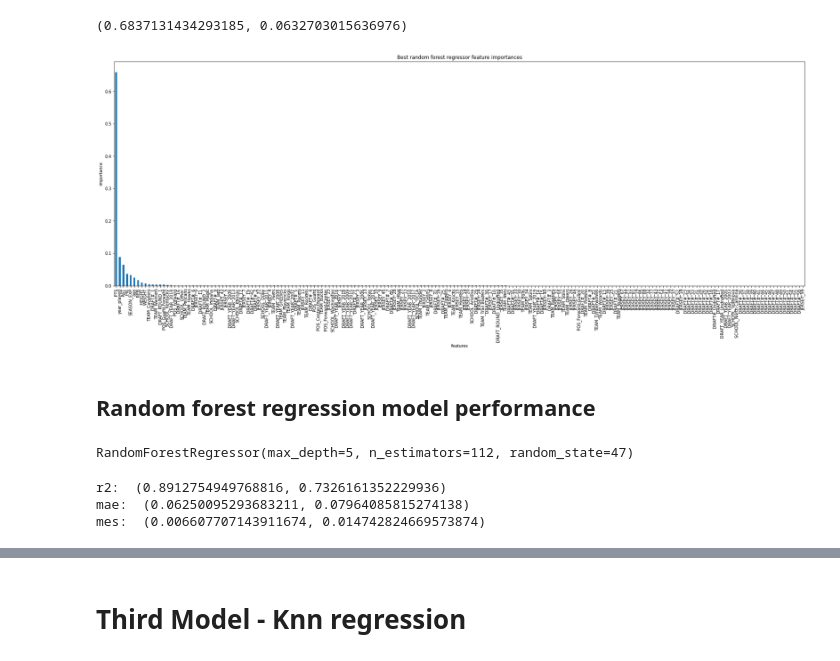
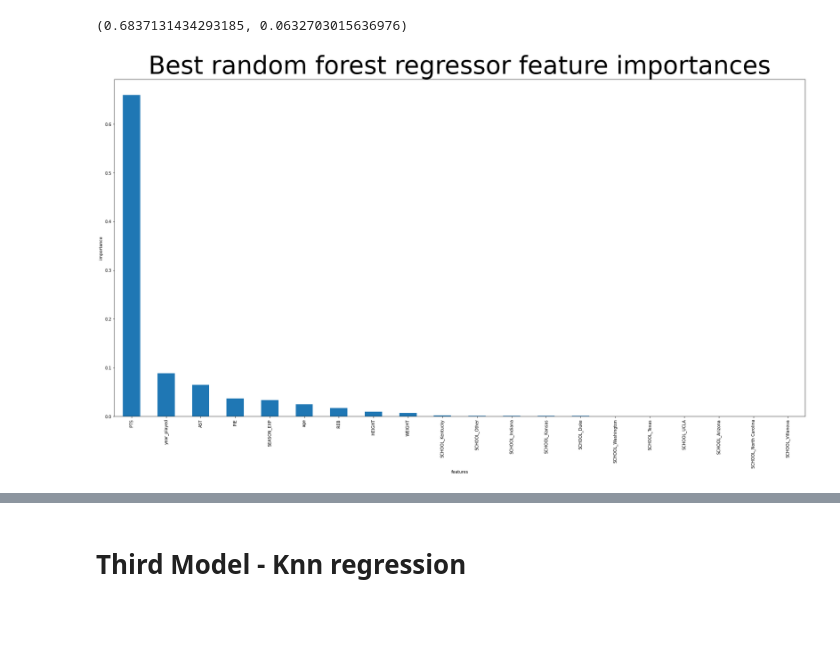
Before and after one commit to jinshuochen/Spring-Board-Capstone-Two, a Jupyter notebook: nba_player_salary/notebooks/05-Modeling.ipynb, the cells around one changed output, grey strips where cells are left out. Cells and saved outputs as stored; diff of their text form; code cells hidden in the pictures; blank space fills up the shorter version.

Commit message:
added modeling ver02
Added unscaled value of mae

```diff
--- a/nba_player_salary/notebooks/05-Modeling.ipynb
+++ b/nba_player_salary/notebooks/05-Modeling.ipynb
@@ -110,0 +118,14 @@ mse
+# %%
+# make a pipeline including 'SelectKbest' as a step
+pipe = make_pipeline(
+    SelectKBest(f_regression),
+    LinearRegression()
+)
+# %%
+# define k
+k = [k+1 for k in range(len(X_train.columns))]
+grid_params = {'selectkbest__k': k}
+# %%
+lr_grid_cv = GridSearchCV(pipe, param_grid=grid_params, cv=5, n_jobs=-1)
+# %%
+lr_grid_cv.fit(X_train, y_train)
@@ -189,22 +268,16 @@ np.mean(rf_best_scores), np.std(rf_best_scores)
 # %%
 #Plot a barplot of the random forest's feature importances,
 #assigning the `feature_importances_` attribute of
 #`rf_grid_cv.best_estimator_.named_steps.randomforestregressor` to the name `imps` to then
 #create a pandas Series object of the feature importances, with the index given by the
 #training data column names, sorting the values in descending order
-plt.subplots(figsize=(30, 10))
+plt.subplots(figsize=(30, 15))
+plt.rcParams.update({'font.size': 50})
 imps = rf_grid_cv.best_estimator_.feature_importances_
-rf_feat_imps = pd.Series(imps, index=X_train.columns).sort_values(ascending=False)
+rf_feat_imps = pd.Series(imps[:20], index=X_train.columns[:20]).sort_values(ascending=False)
 rf_feat_imps.plot(kind='bar')
 plt.xlabel('features')
 plt.ylabel('importance')
 plt.title('Best random forest regressor feature importances');
 # %% [output]
-[figure, old version]
+[figure, new version]
-# %% [markdown]
-## Random forest regression model performance
-# %%
-regr_best_params = RandomForestRegressor(n_estimators = 112, max_depth = 5,  random_state=47)
-regr_best_params.fit(X_train, y_train)
-# %% [output]
-RandomForestRegressor(max_depth=5, n_estimators=112, random_state=47)
@@ -215,14 +283,0 @@ y_te_pred = regr_best_params.predict(X_test)
-# %%
-# r^2 - train, test
-r2 = r2_score(y_train, y_tr_pred), r2_score(y_test, y_te_pred)
-print('r2: ', r2)
-# MAE - train, test
-mae = mean_absolute_error(y_train, y_tr_pred), mean_absolute_error(y_test, y_te_pred)
-print('mae: ', mae)
-# MSE - train, test
-mse = mean_squared_error(y_train, y_tr_pred), mean_squared_error(y_test, y_te_pred)
-print ('mes: ', mse)
-# %% [output]
-r2:  (0.8912754949768816, 0.7326161352229936)
-mae:  (0.06250095293683211, 0.07964085815274138)
-mes:  (0.006607707143911674, 0.014742824669573874)
```
Also changed, not shown: parts of 55 cells of this notebook, 1 other file.
